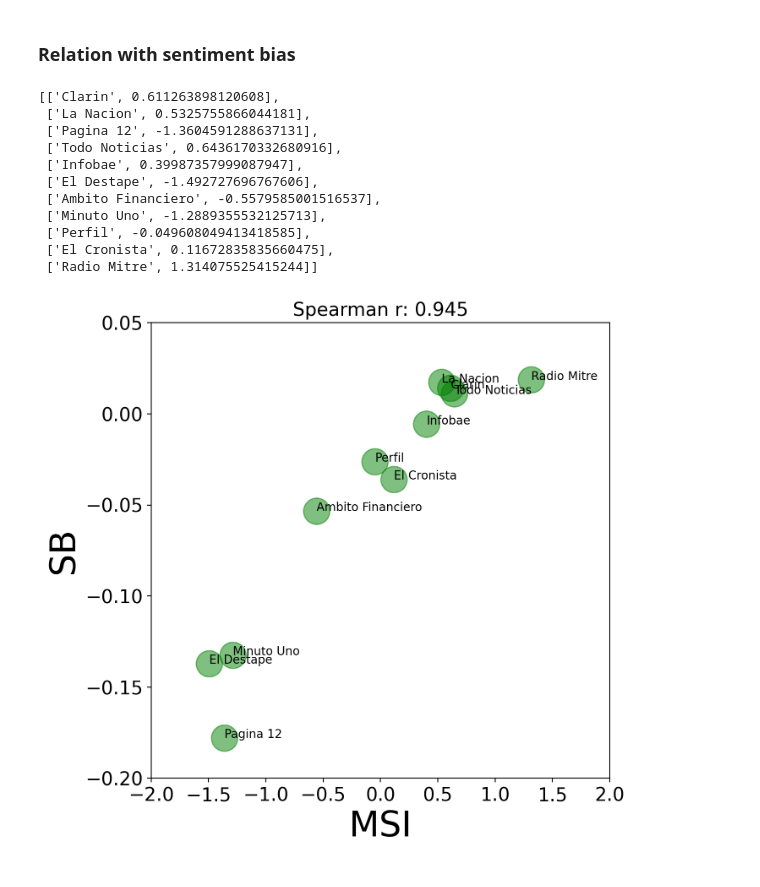
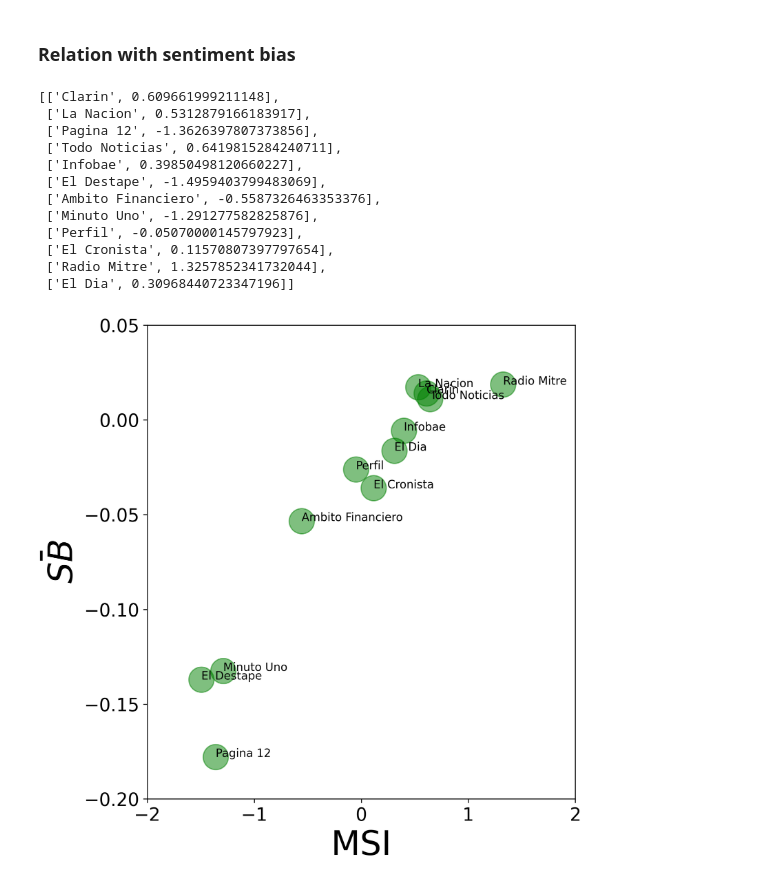
Before and after one commit to spinto88/MediaSharingIndex, a Jupyter notebook: MediaShareIndex_ppal_media_relation_ideology.ipynb, the cells around one changed output. Drawn from its saved outputs; the diff is of its cells as text; code cells hidden in the pictures.

```diff
--- a/MediaShareIndex_ppal_media_relation_ideology.ipynb
+++ b/MediaShareIndex_ppal_media_relation_ideology.ipynb
@@ -12,7 +12,7 @@ import matplotlib
 np.random.seed(123459)
 # %%
 # Data with only columns of interest
-data = pd.read_csv('Data/dataEchoChambers.csv', usecols=['tw_id', 'fecha', 'usr_id', 'opinion_dinamic', 'url_expanded', 'medio'])
+data = pd.read_csv('Data/dataEchoChambers_with_article_info.csv', usecols=['tw_id', 'fecha', 'usr_id', 'opinion_dinamic', 'url_expanded', 'medio'])
 data['fecha'] = pd.to_datetime(data['fecha'])
 data.head(n = 5)
 # %% [output]
@@ -50,7 +50,7 @@ user_media_df.head(n = 5)
 | 760916 | 0.0 | 0.0 | 0.0 | 0.0 | 0.0 | 0.0 | 0.0 | 0.0 | ... |
 # %%
 ppal_media = ['Clarin', 'La Nacion', 'Pagina 12', 'Todo Noticias', 'Infobae', 'El Destape']
-ppal_media += ['Ambito Financiero', 'Minuto Uno', 'Perfil', 'El Cronista', 'Radio Mitre']
+ppal_media += ['Ambito Financiero', 'Minuto Uno', 'Perfil', 'El Cronista', 'Radio Mitre', 'El Dia']
 
 user_media_df_filtrado = user_media_df[ppal_media].copy()
 user_media_df_filtrado = user_media_df_filtrado[user_media_df_filtrado.apply(np.count_nonzero, axis = 1) > 0].copy()
@@ -140,17 +142,18 @@ plt.show()
 # %%
 media_score
 # %% [output]
-[['Clarin', 0.611263898120608],
- ['La Nacion', 0.5325755866044181],
- ['Pagina 12', -1.3604591288637131],
- ['Todo Noticias', 0.6436170332680916],
- ['Infobae', 0.39987357999087947],
- ['El Destape', -1.492727696767606],
- ['Ambito Financiero', -0.5579585001516537],
- ['Minuto Uno', -1.2889355532125713],
- ['Perfil', -0.049608049413418585],
- ['El Cronista', 0.11672835835660475],
- ['Radio Mitre', 1.314075525415244]]
+[['Clarin', 0.609661999211148],
+ ['La Nacion', 0.5312879166183917],
+ ['Pagina 12', -1.3626397807373856],
+ ['Todo Noticias', 0.6419815284240711],
+ ['Infobae', 0.39850498120660227],
+ ['El Destape', -1.4959403799483069],
+ ['Ambito Financiero', -0.5587326463353376],
+ ['Minuto Uno', -1.291277582825876],
+ ['Perfil', -0.05070000145797923],
+ ['El Cronista', 0.11570807397797654],
+ ['Radio Mitre', 1.3257852341732044],
+ ['El Dia', 0.30968440723347196]]
 # %%
 df_aux = pd.read_csv('Data/dataEchoChambers_with_article_info.csv').drop_duplicates(subset=['url_expanded'])
 # %%
@@ -176,22 +179,23 @@ msi = [m[1] for m in sorted(media_score, key = lambda x: x[0])]
 SB_medio['MSI'] = msi
 # %%
 # Scores of the users
-fig, ax = plt.subplots(dpi = 200, figsize=(7,7))
+fig, ax = plt.subplots(dpi = 300, figsize=(7,7))
 
 ax.scatter(SB_medio['MSI'], SB_medio['SB'], alpha = 0.50, color = 'g', s = 500)
 ax.set_xlabel(r'MSI', size = 30)
-ax.set_ylabel(r'SB', size = 30)
+ax.set_ylabel(r'$\bar{SB}$', size = 30)
 
 for i in range(SB_medio.shape[0]):
     ax.text(SB_medio.iloc[i]['MSI'], SB_medio.iloc[i]['SB'], SB_medio.iloc[i]['medio'], size = 10)
 
 ax.set_xlim([-2, 2])
 ax.set_ylim(-0.20, 0.05)
-ax.set_title('Spearman r: {:.3f}'.format(SB_medio[['SB', 'MSI']].corr('spearman').to_numpy()[1,0]), size = 16)
+#ax.set_title('Spearman r: {:.3f}'.format(SB_medio[['SB', 'MSI']].corr('spearman').to_numpy()[1,0]), size = 16)
 ax.tick_params(axis='both', labelsize = 16)
 
-plt.savefig('Results/MSI_SB.pdf', bbox_inches = matplotlib.transforms.Bbox.from_bounds(-0.5, -0.25, 7.25, 7.25))
-plt.savefig('Results/MSI_SB.png', bbox_inches = matplotlib.transforms.Bbox.from_bounds(-0.5, -0.25, 7.25, 7.25))
+fig.tight_layout()
+plt.savefig('Results/MSI_SB.pdf')#, bbox_inches = matplotlib.transforms.Bbox.from_bounds(-0.5, -0.25, 7.25, 7.25))
+plt.savefig('Results/MSI_SB.png')#, bbox_inches = matplotlib.transforms.Bbox.from_bounds(-0.5, -0.25, 7.25, 7.25))
 plt.show()
 # %% [output]
-[figure, old version]
+[figure, new version]
```
Also changed, not shown: parts of 3 cells of this notebook, 19 other files.
